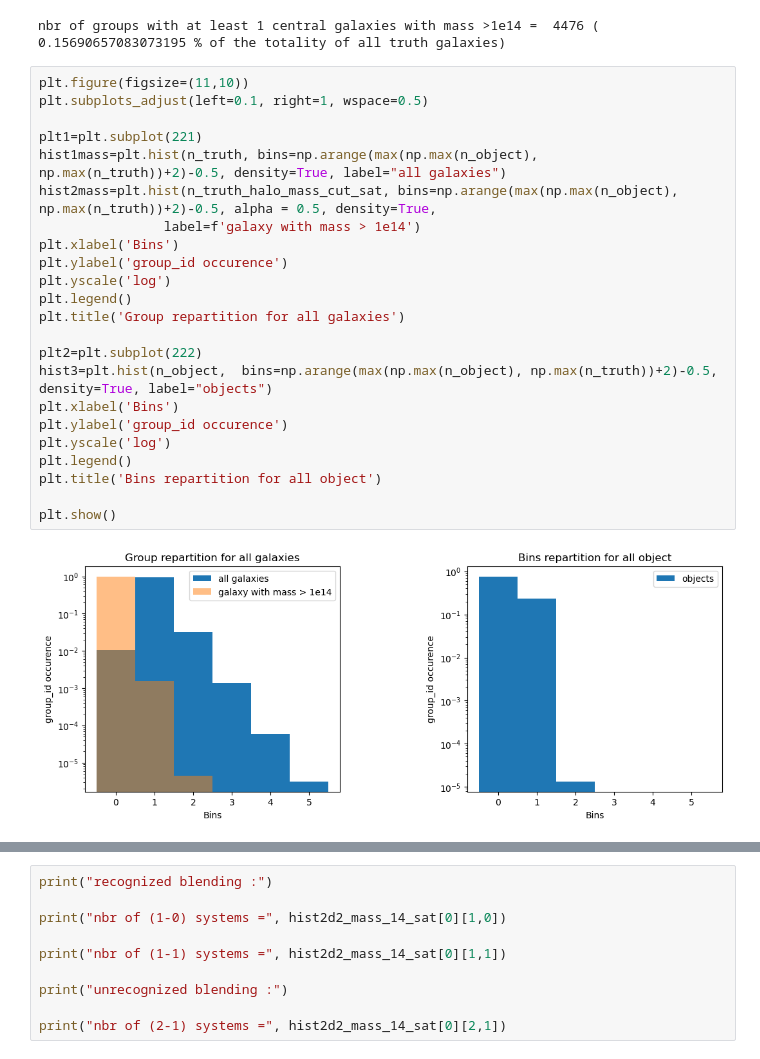
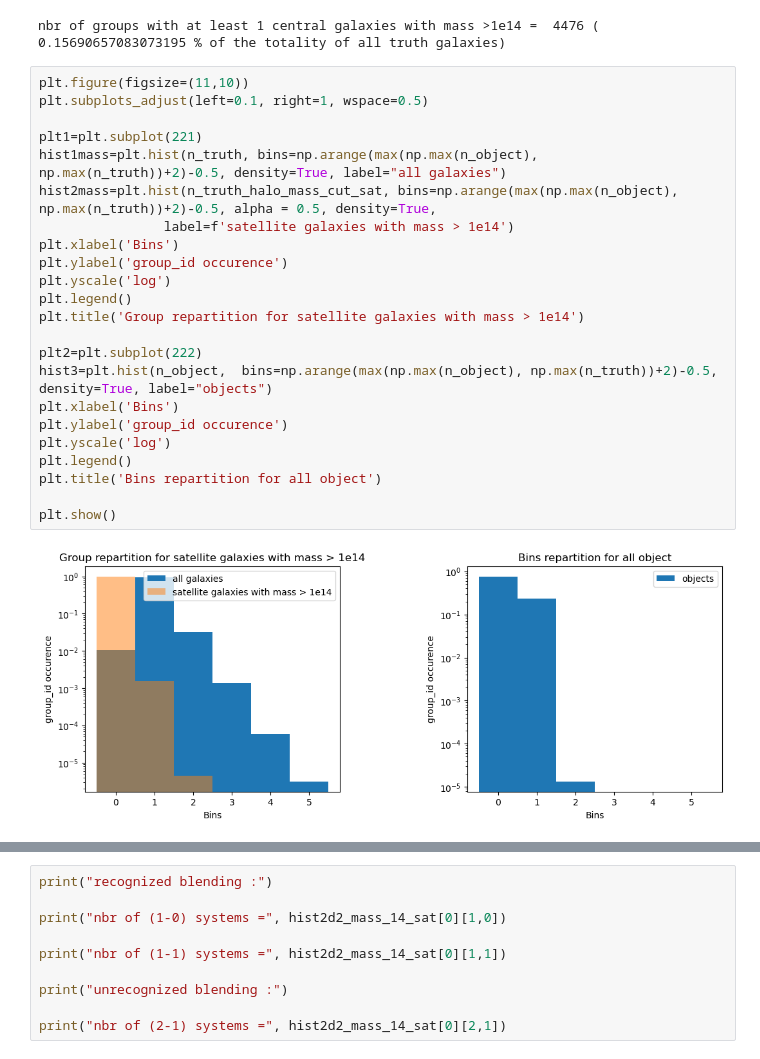
Before and after one commit to GabrielFrugier/stage_LSST, a Jupyter notebook: nt_nobs_system.ipynb, the cells around one changed output, grey strips where cells are left out. Drawn from its saved outputs; the diff is of its cells as text.

```diff
--- a/nt_nobs_system.ipynb
+++ b/nt_nobs_system.ipynb
@@ -779,28 +785,28 @@ nbr of groups with at least 1 central galaxies with mass >1e14 =  4476 ( 0.15690
 # %%
 plt.figure(figsize=(11,10))
 plt.subplots_adjust(left=0.1, right=1, wspace=0.5)
 
 plt1=plt.subplot(221)
 hist1mass=plt.hist(n_truth, bins=np.arange(max(np.max(n_object), np.max(n_truth))+2)-0.5, density=True, label="all galaxies")
 hist2mass=plt.hist(n_truth_halo_mass_cut_sat, bins=np.arange(max(np.max(n_object), np.max(n_truth))+2)-0.5, alpha = 0.5, density=True,
-                label=f'galaxy with mass > 1e14')
+                label=f'satellite galaxies with mass > 1e14')
 plt.xlabel('Bins')
 plt.ylabel('group_id occurence')
 plt.yscale('log')
 plt.legend()
-plt.title('Group repartition for all galaxies')
+plt.title('Group repartition for satellite galaxies with mass > 1e14')
 
 plt2=plt.subplot(222)
 hist3=plt.hist(n_object,  bins=np.arange(max(np.max(n_object), np.max(n_truth))+2)-0.5, density=True, label="objects")
 plt.xlabel('Bins')
 plt.ylabel('group_id occurence')
 plt.yscale('log')
 plt.legend()
 plt.title('Bins repartition for all object')
 
 plt.show()
 # %% [output]
-[figure, old version]
+[figure, new version]
 # %%
 #average number of galaxies by groups : plt.hist2d(n_truth, n_object, bins=np.arange(max(np.max(n_object), np.max(n_truth))+2)-0.5, norm=mpl.colors.LogNorm());
 
```
Also changed, not shown: parts of 66 cells of this notebook.
